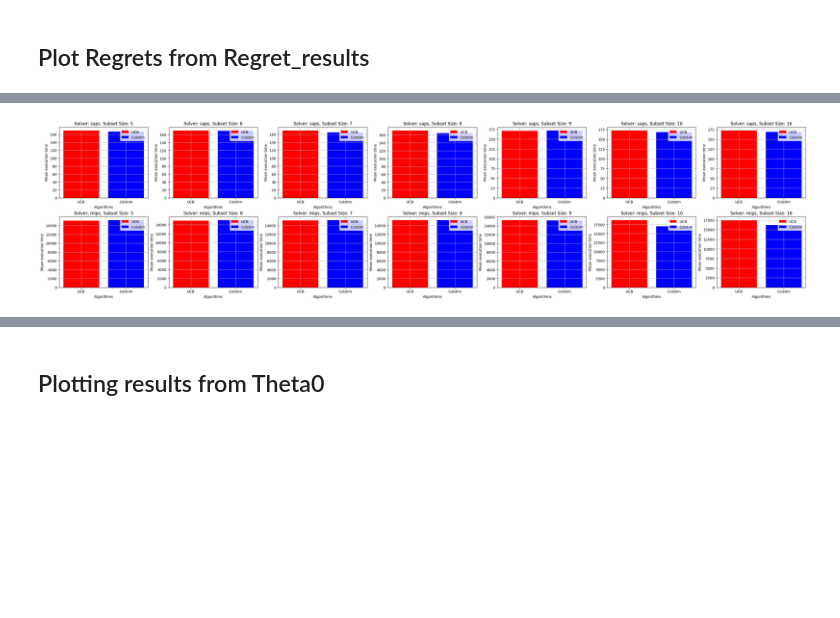
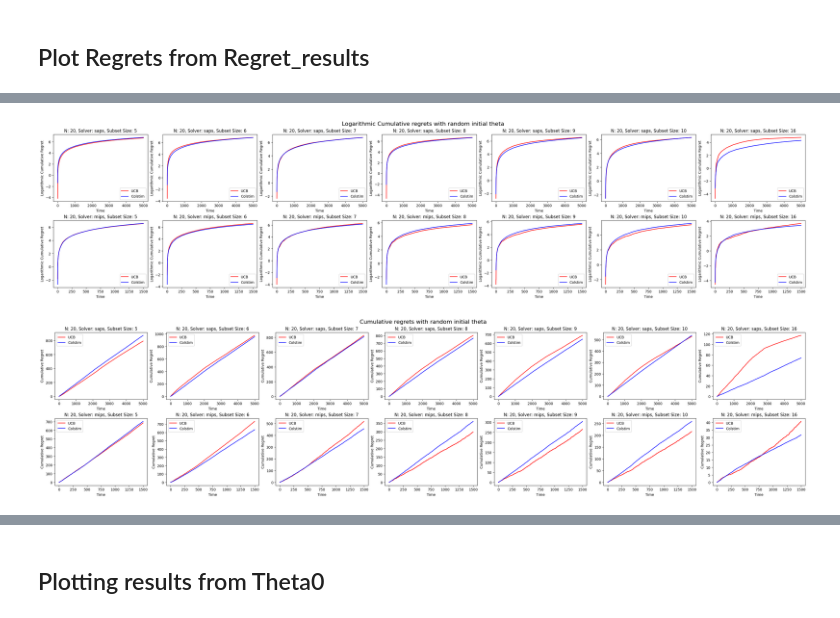
Before and after one commit to sshivam95/Multi-Dueling-Bandits, a Jupyter notebook: test.ipynb, the cells around one changed output, grey strips where cells are left out. Cells and saved outputs as stored; diff of their text form; code cells hidden in the pictures; blank space fills up the shorter version.

Commit message:
Add and plot Colstim v2 experiment results

```diff
--- a/test.ipynb
+++ b/test.ipynb
@@ -114,30 +180,10 @@ plt.show()
-# %%
-import seaborn as sns
-
-fig, ax = plt.subplots(len(solvers), len(subset_size), figsize=(30, 7), constrained_layout=True)
-for solver_index, solver in enumerate(solvers):
-    for size_index, size in enumerate(subset_size):
-        for index, algorithm in enumerate(algorithms):
-            execution_time = np.load(f"Execution_times_results//execution_time_{algorithm}_{solver}_{size}.npy")
-
-            ax[solver_index, size_index].bar(x=algorithm, height=execution_time.mean(), color=colors[index], label=f"{algorithm}")
-            # ax[solver_index, size_index].fill_between(
-            #     range(len(cum_reg[0])),
-            #     np.log(np.mean(cum_reg, axis=0)-np.std(cum_reg, axis=0))/np.sqrt(len(cum_reg)),
-            #     np.log(np.mean(cum_reg, axis=0)+np.std(cum_reg, axis=0))/np.sqrt(len(cum_reg)),
-            #     color=colors[index],
-            #     alpha=0.2
-            # )
-            ax[solver_index, size_index].legend()
-            ax[solver_index, size_index].set_ylabel("Mean execution time")
-            ax[solver_index, size_index].set_xlabel("Algorithms")
-            ax[solver_index, size_index].set_title(f"Solver: {solver}, Subset Size: {size}")
-        ax[solver_index, size_index].grid()
-plt.show()
-
-# execution_time = np.load(f"Execution_times_results//execution_time_UCB_saps_5.npy")
-# print(execution_time.shape)
-# x = ['UCB']
-# plt.bar(x=x, height=execution_time.mean())
-# %% [output]
-[figure, removed]
+# %%
+algorithms = ["UCB", "Colstim"]
+solvers = [solver.value for solver in Solver]
+subset_size = [5, 6, 7, 8, 9, 10, 16]
+colors = ["red", "blue"]
+directory = "Regret_results"
+plot_regret_curves(algorithms, solvers, subset_size, colors, directory)
+# %% [output]
+[figure, added]
+[figure, added]
```
Also changed, not shown: parts of 12 cells of this notebook, 35 other files.
